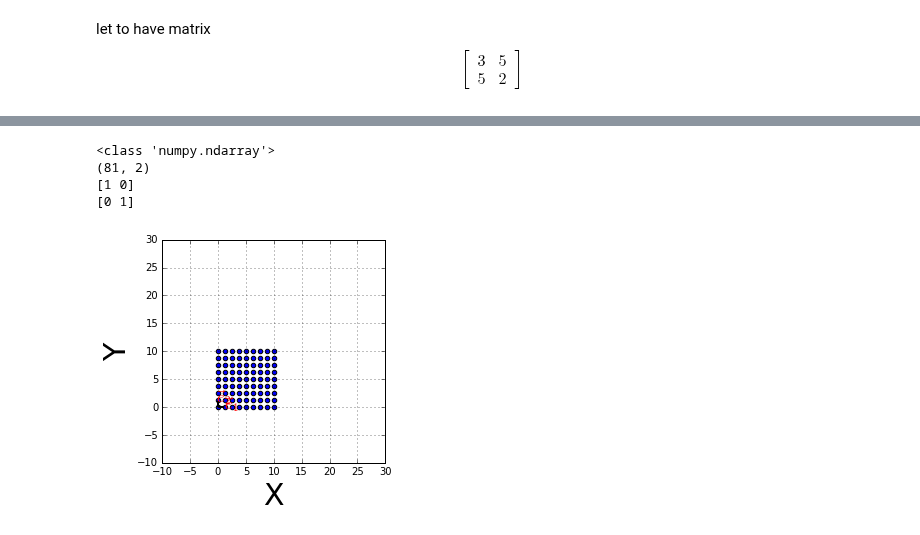
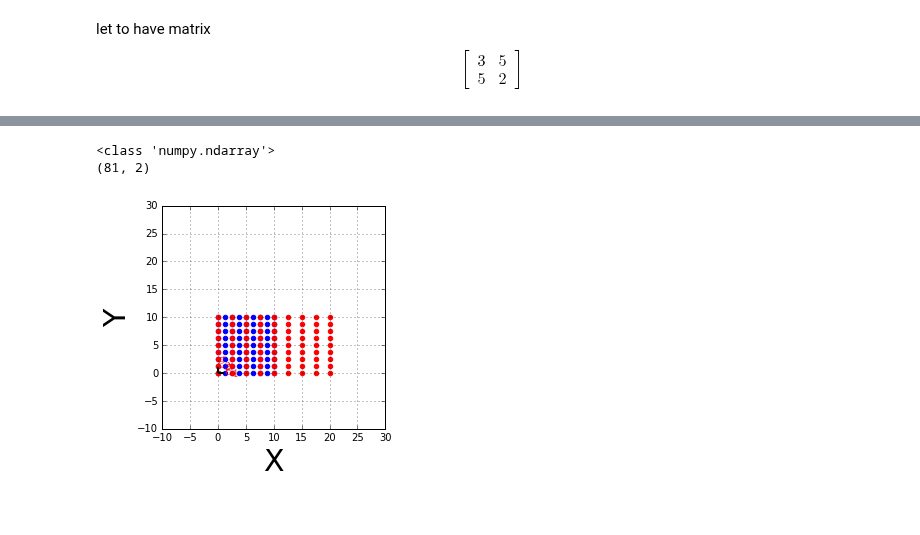
Before and after one commit to daodavid/maths-behind-ML, a Jupyter notebook: math/Linear Transformation.ipynb, the cells around one changed output, grey strips where cells are left out. Cells and saved outputs as stored; diff of their text form; code cells hidden in the pictures.

Commit message:
added new example of tranformation

```diff
--- a/math/Linear Transformation.ipynb
+++ b/math/Linear Transformation.ipynb
@@ -34,9 +37,9 @@ class VectorGround:
         if show_cord:
             #self.ax.text(x, y-0.2, r'$\vec{r}_{%s}(%1.1f:%1.1f)$' % (index,x, y),fontsize=font_size,color='blue')
             self.ax.text(x, y-0.2, r'$\vec{r}_{%s}(%1.f:%1.f)$' % (index,x, y),fontsize=font_size,color='blue')
-    def plot_points(self,points):
+    def plot_points(self,points,color='b'):
         for p in points:
-            self.plt.scatter(p[0],p[1])
+            self.plt.scatter(p[0],p[1],color=color)
 # %%
 import sys
 import os,sys,inspect
@@ -57,3 +60,25 @@ C:\Users\dimitar\GIT_PROJECTS\Machine-Learning\Machine-Learning/daoutil
 # Linear Tranformation.Einvalues and eingvectors
 # %% [markdown]
 let to have matrix $$ \begin{bmatrix} 3 & 5 \\ 5 & 2  \end{bmatrix}$$
+# %%
+x_args=y_args = np.linspace(0,10,9)
+points = np.meshgrid(x_args,y_args)
+result = cartesian_product(x_args,y_args)
+print(type(result))
+
+g = VectorGround(range=[-10,30])
+
+
+
+def linear_tranformation(points,matrix):
+    sh = points.shape
+    print(sh)
+    A = np.array([0,0])
+    for i in points[:][:]:
+        row = matrix.dot(i)
+        A=np.vstack([A, row])
+    return A
+
+g.plot_points(result)
+new_points = linear_tranformation(result,np.array([[1.7,0.6],[0.6,1.7]]))
+g.plot_points(new_points,color='r')
@@ -60,32 +89,26 @@ let to have matrix $$ \begin{bmatrix} 3 & 5 \\ 5 & 2  \end{bmatrix}$$
 # %%
 x_args=y_args = np.linspace(0,10,9)
 points = np.meshgrid(x_args,y_args)
 result = cartesian_product(x_args,y_args)
 print(type(result))
 
 g = VectorGround(range=[-10,30])
-g.plot_points(result)
+
 
 
 def linear_tranformation(points,matrix):
     sh = points.shape
     print(sh)
     A = np.array([0,0])
     for i in points[:][:]:
-        A=np.vstack([A, i])
+        row = matrix.dot(i)
+        A=np.vstack([A, row])
     return A
 
-
-new points = linear_tranformation(result,[1,2])
-result[:][0]
-result
-
-a = np.array([[1,0],[0,1]])
-for i in a[:][:]:
-    print(a.dot(i))
+g.plot_points(result)
+new_points = linear_tranformation(result,np.array([[2,0],[0,1]]))
+g.plot_points(new_points,color='r')
 # %% [output]
 <class 'numpy.ndarray'>
 (81, 2)
-[1 0]
-[0 1]
-[figure, old version]
+[figure, new version]
```
Also changed, not shown: parts of 6 cells of this notebook.
